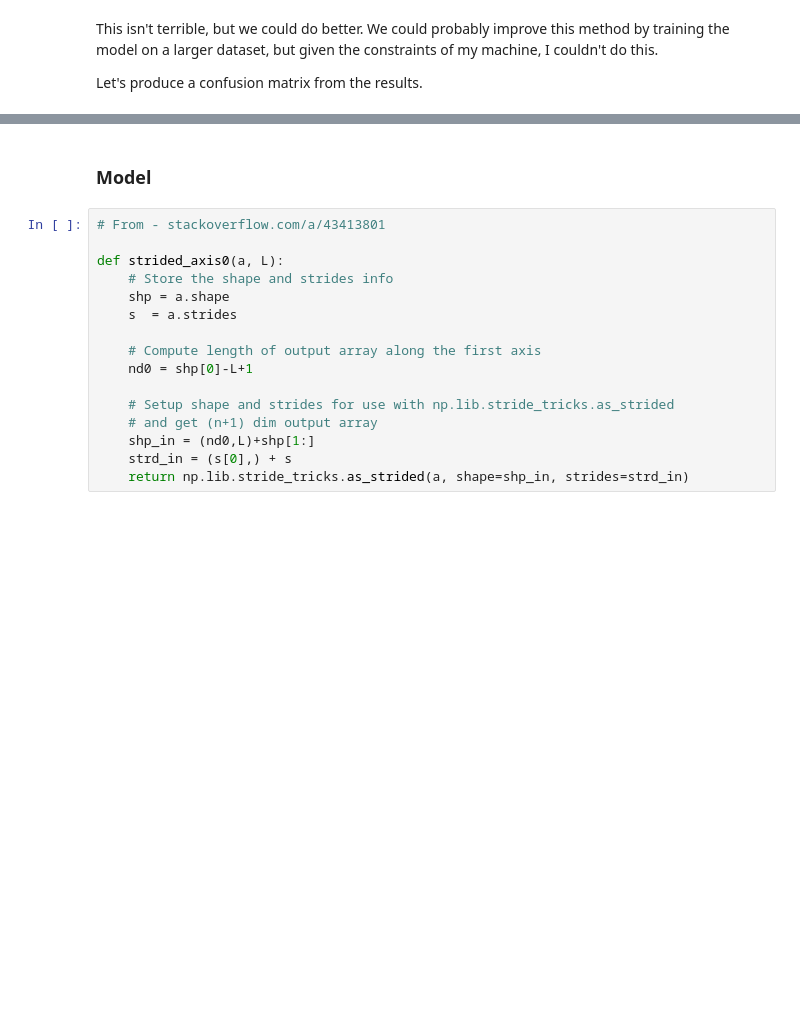
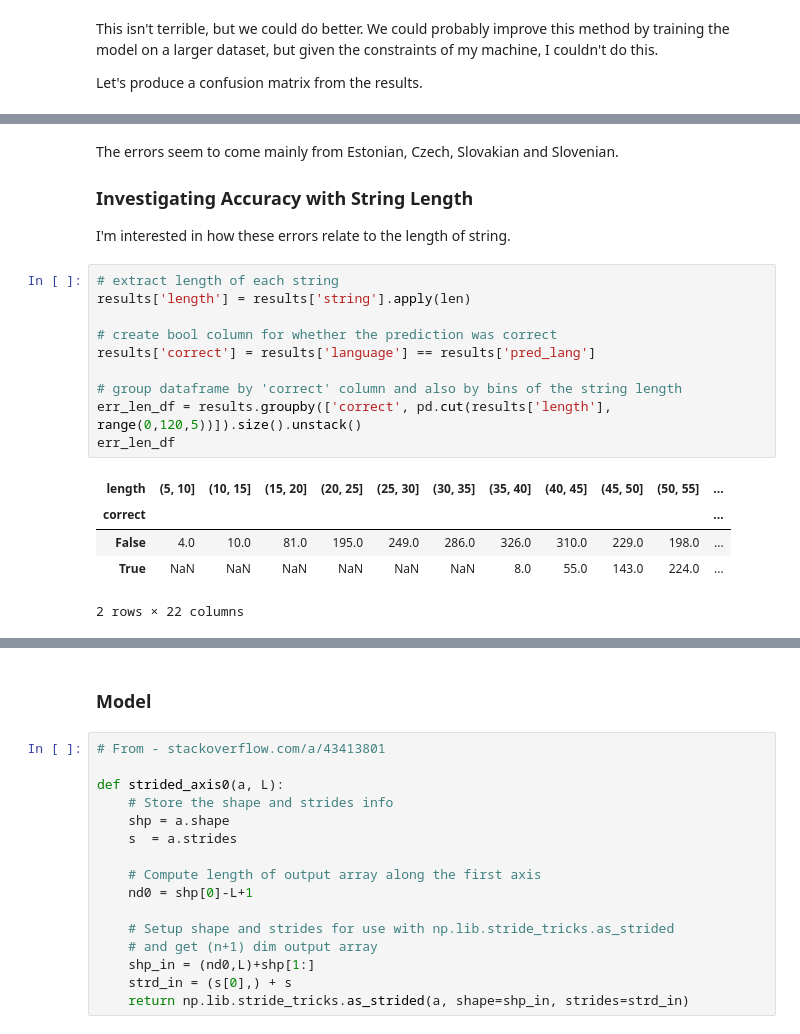
Before and after one commit to jbremz/idiom-check, a Jupyter notebook: IdiomCheck - Language Detection.ipynb, the cells around one changed output, grey strips where cells are left out. Saved outputs shown, nothing was run; the diff lists cells and outputs as text; blank space fills up the shorter version.

```diff
--- a/IdiomCheck - Language Detection.ipynb
+++ b/IdiomCheck - Language Detection.ipynb
@@ -297,0 +306,22 @@ The errors seem to come mainly from Estonian, Hungarian, Romanian and Slovakian.
+# %% [markdown]
+The errors seem to come mainly from Estonian, Czech, Slovakian and Slovenian.
+
+### Investigating Accuracy with String Length
+
+I'm interested in how these errors relate to the length of string.
+# %%
+# extract length of each string
+results['length'] = results['string'].apply(len)
+
+# create bool column for whether the prediction was correct
+results['correct'] = results['language'] == results['pred_lang']
+
+# group dataframe by 'correct' column and also by bins of the string length
+err_len_df = results.groupby(['correct', pd.cut(results['length'], range(0,120,5))]).size().unstack()
+err_len_df
+# %% [output]
+| length | (5, 10] | (10, 15] | (15, 20] | (20, 25] | (25, 30] | (30, 35] | (35, 40] | (40, 45] | (45, 50] | (50, 55] | ... |
+| correct |  |  |  |  |  |  |  |  |  |  | ... |
+| False | 4.0 | 10.0 | 81.0 | 195.0 | 249.0 | 286.0 | 326.0 | 310.0 | 229.0 | 198.0 | ... |
+| True | NaN | NaN | NaN | NaN | NaN | NaN | 8.0 | 55.0 | 143.0 | 224.0 | ... |
+2 rows × 22 columns
```
Also changed, not shown: parts of 15 cells of this notebook.
